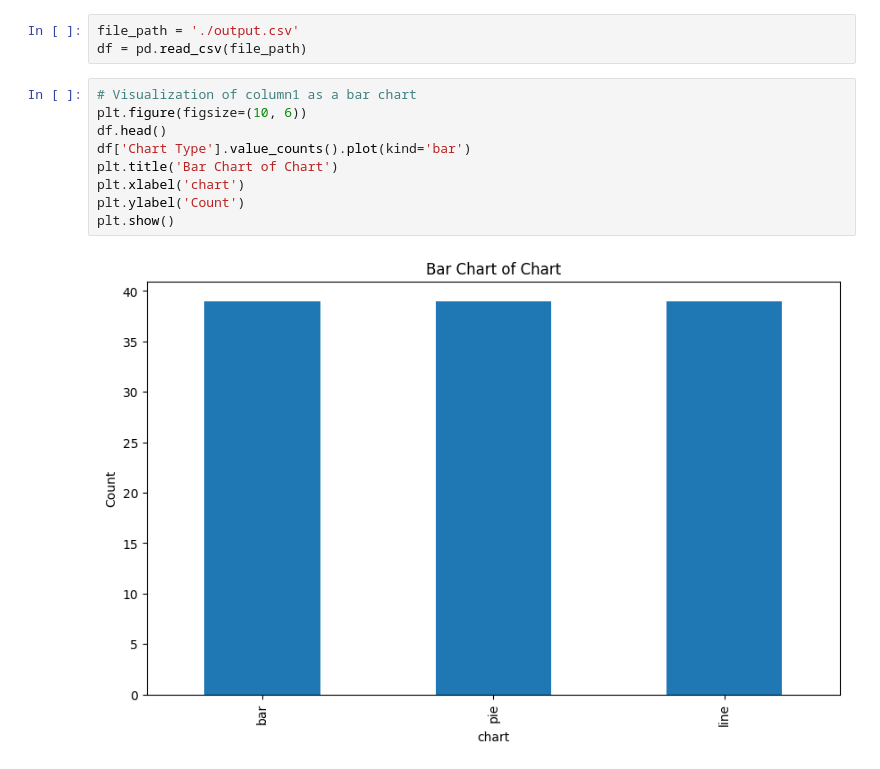
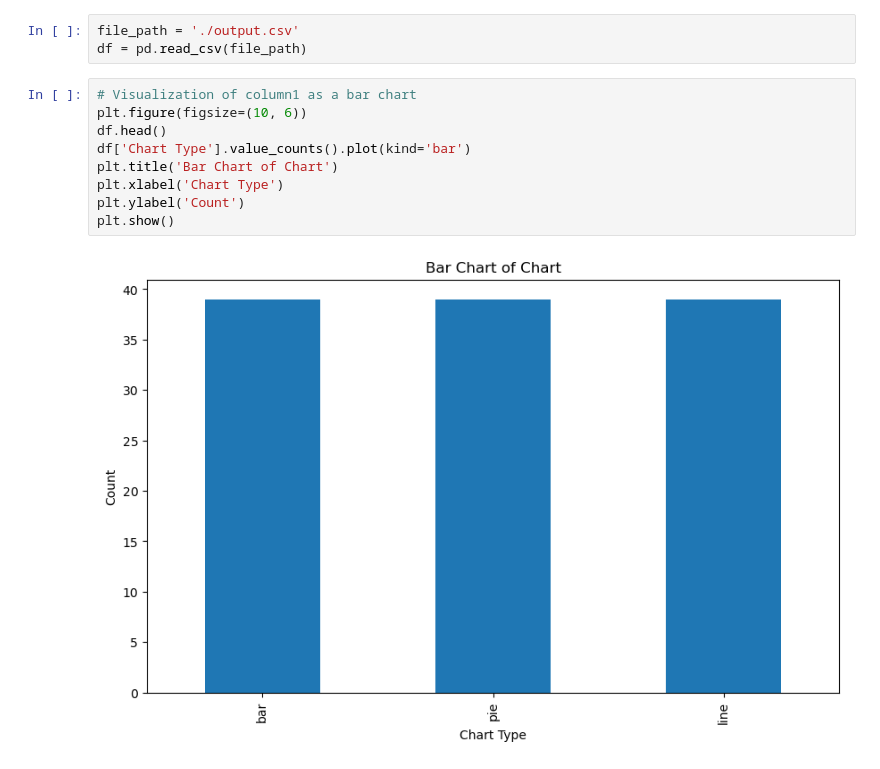
Before and after one commit to arugenre/Charts-DL-SS2024, a Jupyter notebook: NBA/visual.ipynb, the cells around one changed output. Drawn from its saved outputs; the diff is of its cells as text.

```diff
--- a/NBA/visual.ipynb
+++ b/NBA/visual.ipynb
@@ -7,14 +7,14 @@ df = pd.read_csv(file_path)
 # %%
 # Visualization of column1 as a bar chart
 plt.figure(figsize=(10, 6))
 df.head()
 df['Chart Type'].value_counts().plot(kind='bar')
 plt.title('Bar Chart of Chart')
-plt.xlabel('chart')
+plt.xlabel('Chart Type')
 plt.ylabel('Count')
 plt.show()
 # %% [output]
-[figure, old version]
+[figure, new version]
 # %%
 # Visualization of column2 as a bar chart
 plt.figure(figsize=(10, 6))
```
Also changed, not shown: parts of 1 cell of this notebook, 11 other files.
